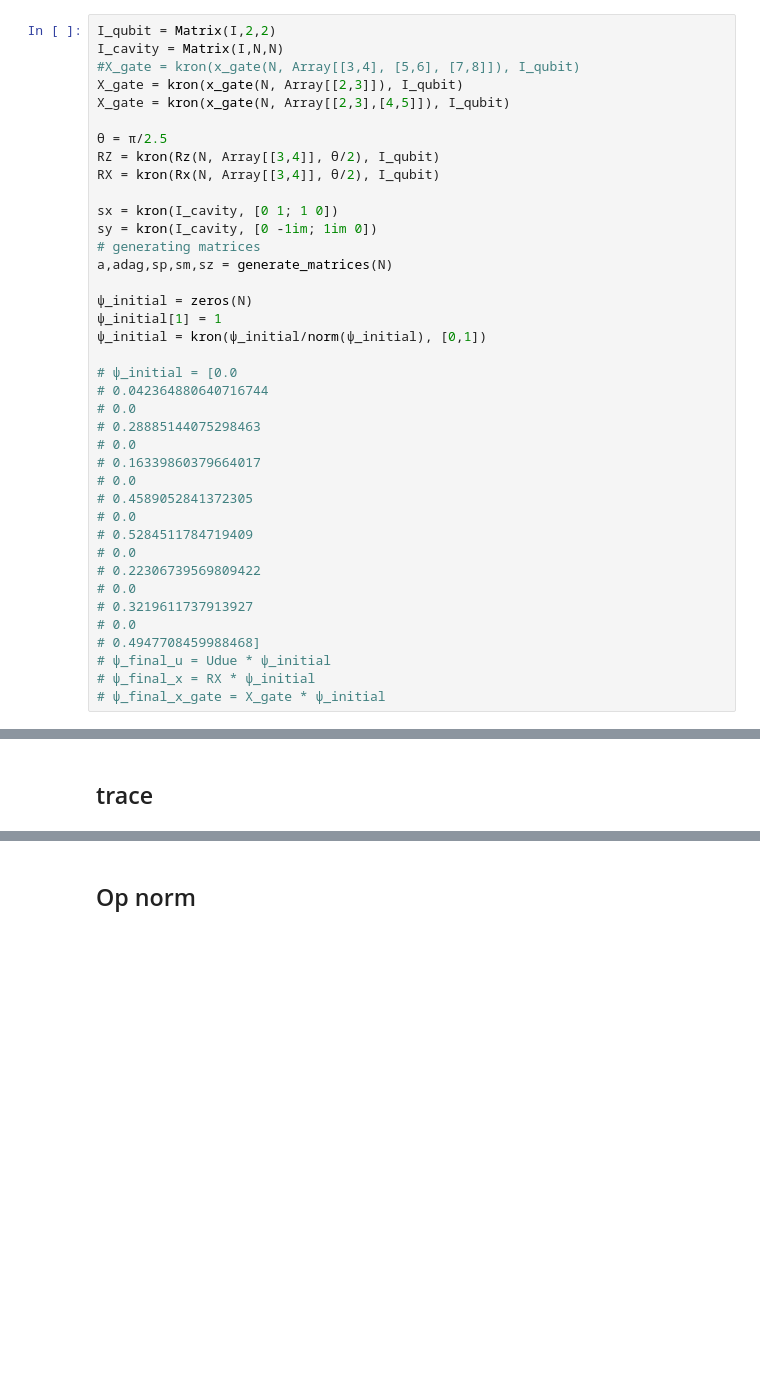
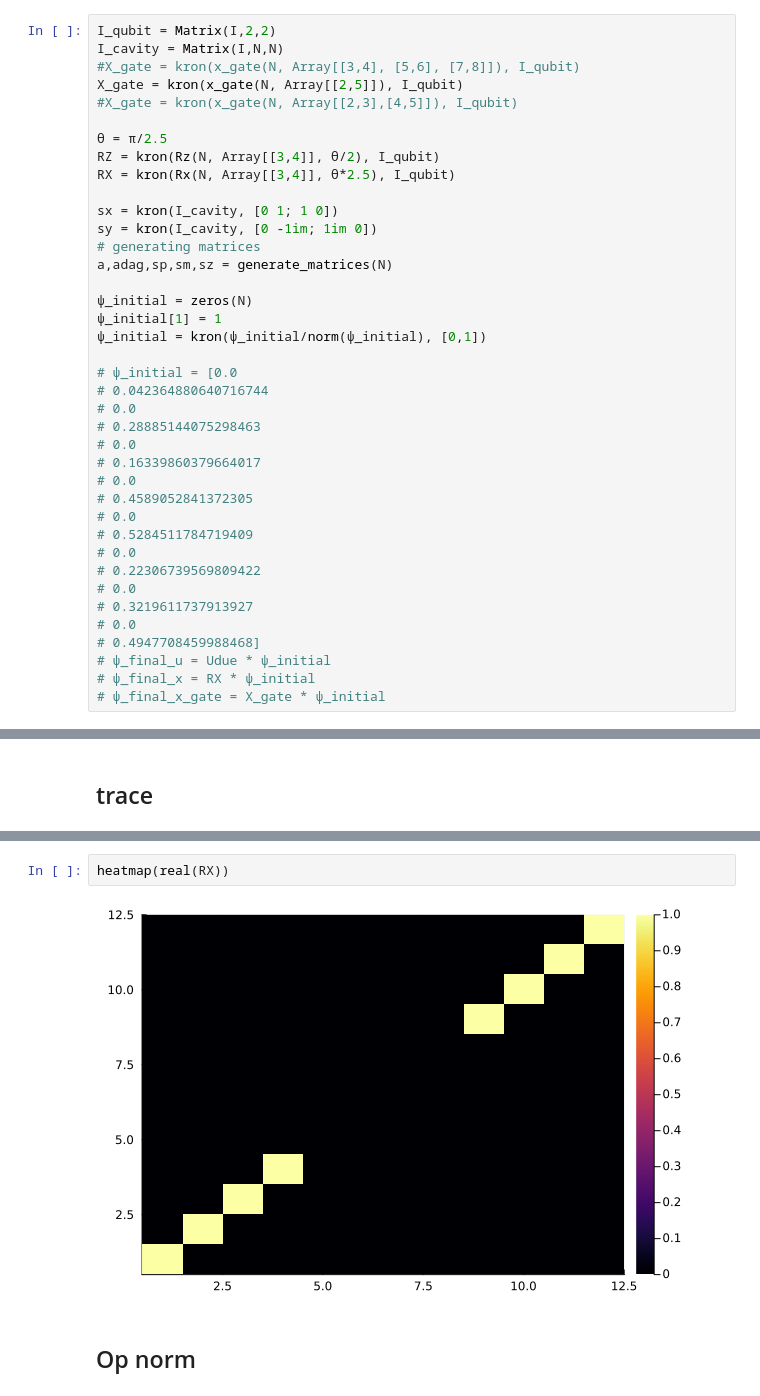
Before and after one commit to AndreaMaestri18/Opt3DQalgs, a Jupyter notebook: BTgates/src/optimisations/decomposition_snap_disp_ecd.ipynb, the cells around one changed output, grey strips where cells are left out. Drawn from its saved outputs; the diff is of its cells as text; blank space fills up the shorter version.

```diff
--- a/BTgates/src/optimisations/decomposition_snap_disp_ecd.ipynb
+++ b/BTgates/src/optimisations/decomposition_snap_disp_ecd.ipynb
@@ -21,12 +21,12 @@ amp_q = 1
 I_qubit = Matrix(I,2,2)
 I_cavity = Matrix(I,N,N)
 #X_gate = kron(x_gate(N, Array[[3,4], [5,6], [7,8]]), I_qubit)
-X_gate = kron(x_gate(N, Array[[2,3]]), I_qubit)
-X_gate = kron(x_gate(N, Array[[2,3],[4,5]]), I_qubit)
+X_gate = kron(x_gate(N, Array[[2,5]]), I_qubit)
+#X_gate = kron(x_gate(N, Array[[2,3],[4,5]]), I_qubit)
 
 θ = π/2.5
 RZ = kron(Rz(N, Array[[3,4]], θ/2), I_qubit)
-RX = kron(Rx(N, Array[[3,4]], θ/2), I_qubit)
+RX = kron(Rx(N, Array[[3,4]], θ*2.5), I_qubit)
 
 sx = kron(I_cavity, [0 1; 1 0])
 sy = kron(I_cavity, [0 -1im; 1im 0])
@@ -267,3 +244,7 @@ Any[0.04339184397380247, 0.13046275217494807, 0.01687309868708997, 0.02733086698
+# %%
+heatmap(real(RX))
+# %% [output]
+[figure, added]
 # %% [markdown]
 ## Op norm
 # %%
```
Also changed, not shown: parts of 5 cells of this notebook, 11 other files.
